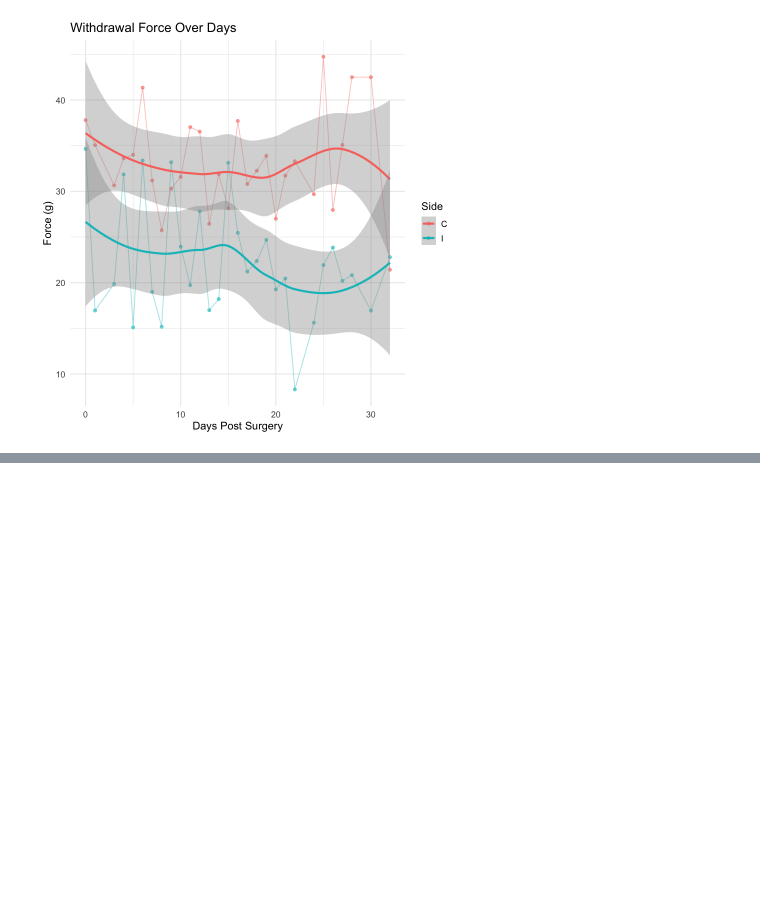
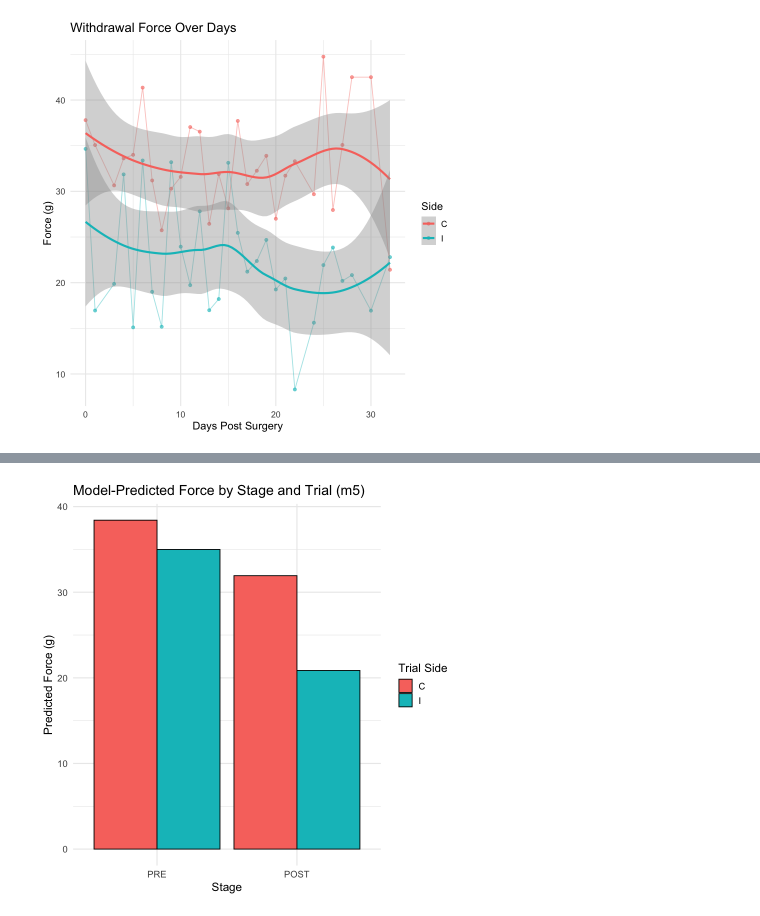
Before and after one commit to Annabeth2505/von_frey_eda, a Jupyter notebook: notebooks/02_modeling.ipynb, the cells around one changed output, grey strips where cells are left out. Drawn from its saved outputs; the diff is of its cells as text; code cells hidden in the pictures; blank space fills up the shorter version.

```diff
--- a/notebooks/02_modeling.ipynb
+++ b/notebooks/02_modeling.ipynb
@@ -229,7 +228,7 @@ A matrix: 1 × 2 of type dbl
 ## Applying non-linear models to check for better fit
 # %%
 # use a non-linear term
-vf$DayNumber_z2 <- vf$DayNumber_z^2
+vf$DayNumber_z2 = vf$DayNumber_z^2
 # %%
 m4 = lmer(
   Force ~ DayNumber_z + DayNumber_z2 + Stage + Trial +
@@ -481,0 +623,32 @@ write.csv(vf, "post_modeling_dataset.csv", row.names = TRUE)
+# %%
+m5 = lmer(
+    Force ~ Stage * Trial + (1 | ID),
+    data = vf)
+# %%
+library(lme4)
+library(ggplot2)
+library(dplyr)
+
+grid_m5 = expand.grid(
+  Stage = unique(vf$Stage),
+  Trial = unique(vf$Trial)
+)
+
+
+grid_m5$pred = predict(m5, newdata = grid_m5, re.form = NA)
+
+
+ggplot(grid_m5, aes(x = Stage, y = pred, fill = Trial)) +
+  geom_bar(stat = "identity", position = "dodge", color = "black") +
+  labs(
+    title = "Model-Predicted Force by Stage and Trial (m5)",
+    x = "Stage",
+    y = "Predicted Force (g)",
+    fill = "Trial"
+  ) +
+  theme_minimal(base_size = 14)
+
+
+ggsave("m5_predictions.png", width = 6, height = 4.5, dpi = 300)
+# %% [output]
+[figure, added]
```
Also changed, not shown: parts of 17 cells of this notebook, 7 other files.
